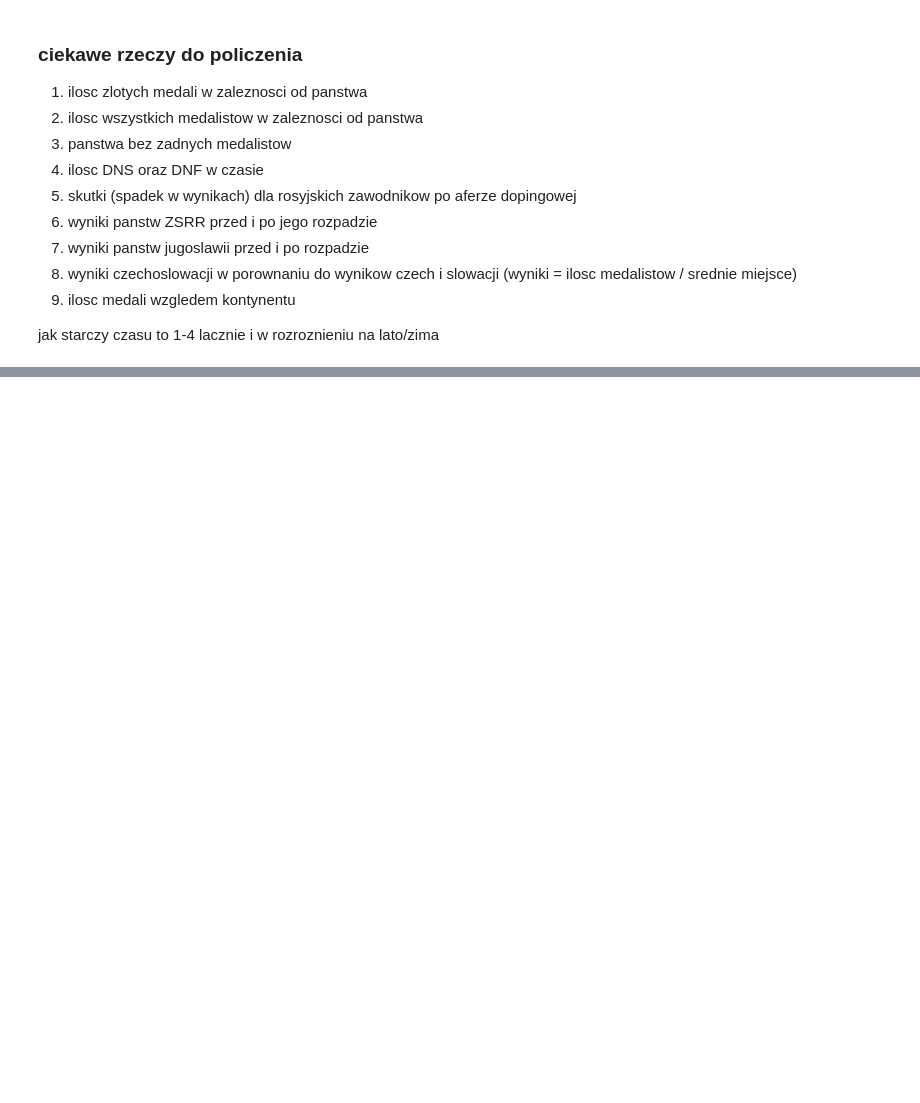
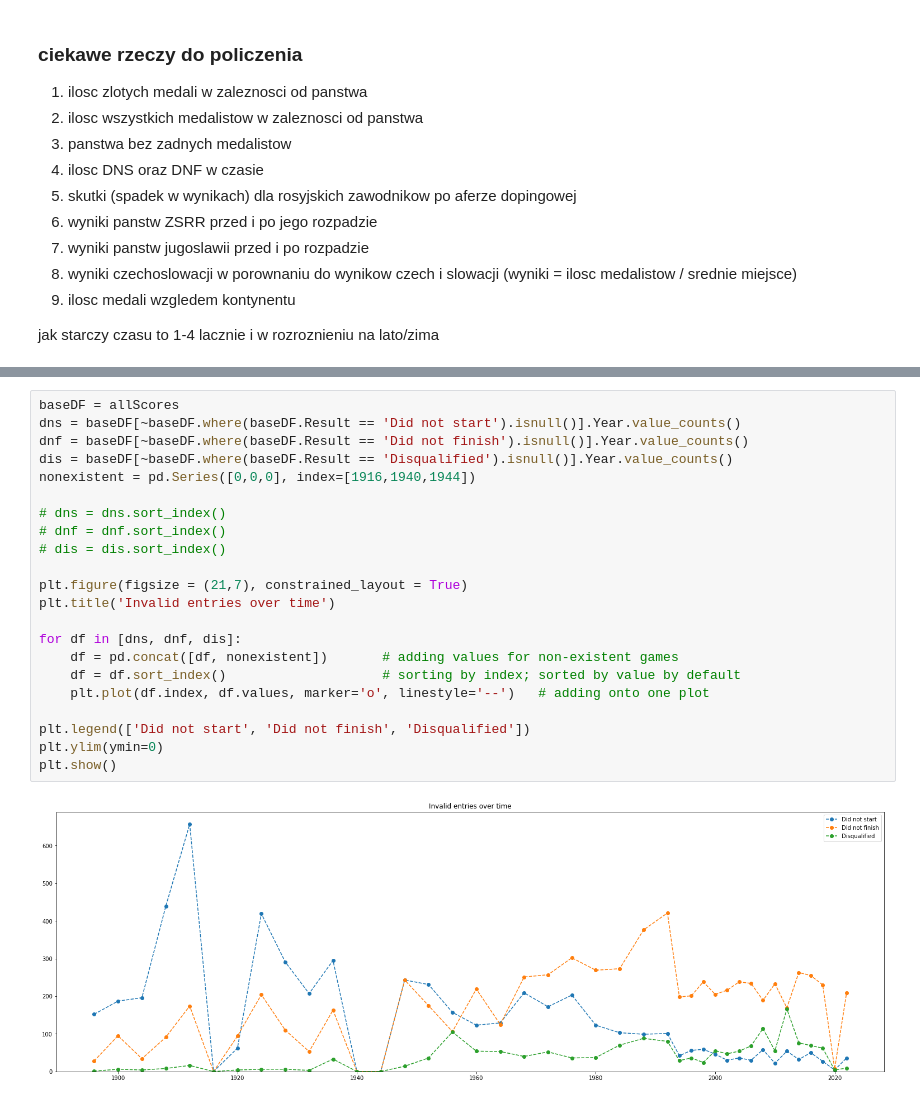
Before and after one commit to mihawb/olympics-ds, a Jupyter notebook: analysis/allGamesAnalysis.ipynb, the cells around one changed output, grey strips where cells are left out. Drawn from its saved outputs; the diff is of its cells as text; blank space fills up the shorter version.

```diff
--- a/analysis/allGamesAnalysis.ipynb
+++ b/analysis/allGamesAnalysis.ipynb
@@ -110,0 +191,24 @@ Złote medale zdobyte przez polskich sportowców:
+# %%
+baseDF = allScores
+dns = baseDF[~baseDF.where(baseDF.Result == 'Did not start').isnull()].Year.value_counts()
+dnf = baseDF[~baseDF.where(baseDF.Result == 'Did not finish').isnull()].Year.value_counts()
+dis = baseDF[~baseDF.where(baseDF.Result == 'Disqualified').isnull()].Year.value_counts()
+nonexistent = pd.Series([0,0,0], index=[1916,1940,1944])
+
+# dns = dns.sort_index()
+# dnf = dnf.sort_index()
+# dis = dis.sort_index()
+
+plt.figure(figsize = (21,7), constrained_layout = True)
+plt.title('Invalid entries over time')
+
+for df in [dns, dnf, dis]:
+	df = pd.concat([df, nonexistent])		# adding values for non-existent games
+	df = df.sort_index()					# sorting by index; sorted by value by default
+	plt.plot(df.index, df.values, marker='o', linestyle='--')	# adding onto one plot
+
+plt.legend(['Did not start', 'Did not finish', 'Disqualified'])
+plt.ylim(ymin=0)
+plt.show()
+# %% [output]
+[figure, added]
```
Also changed, not shown: parts of 7 cells of this notebook.
